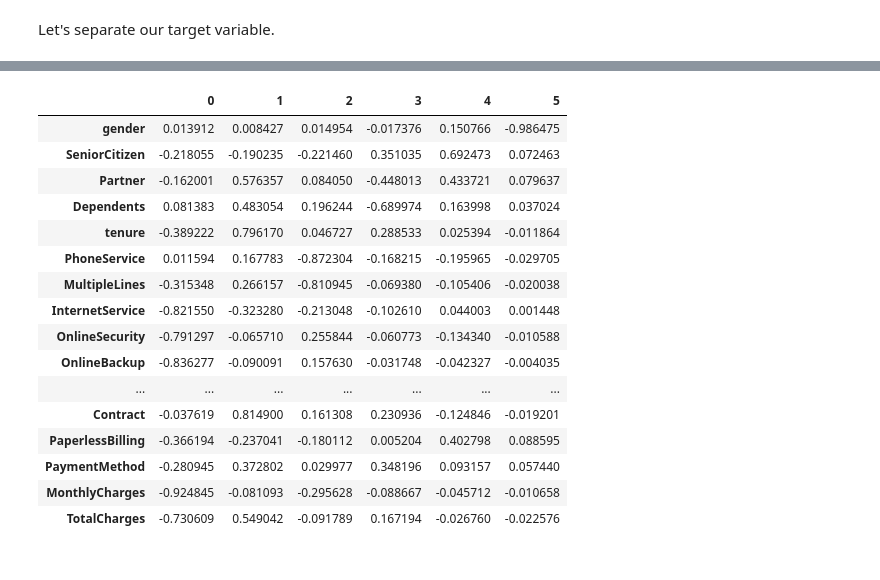
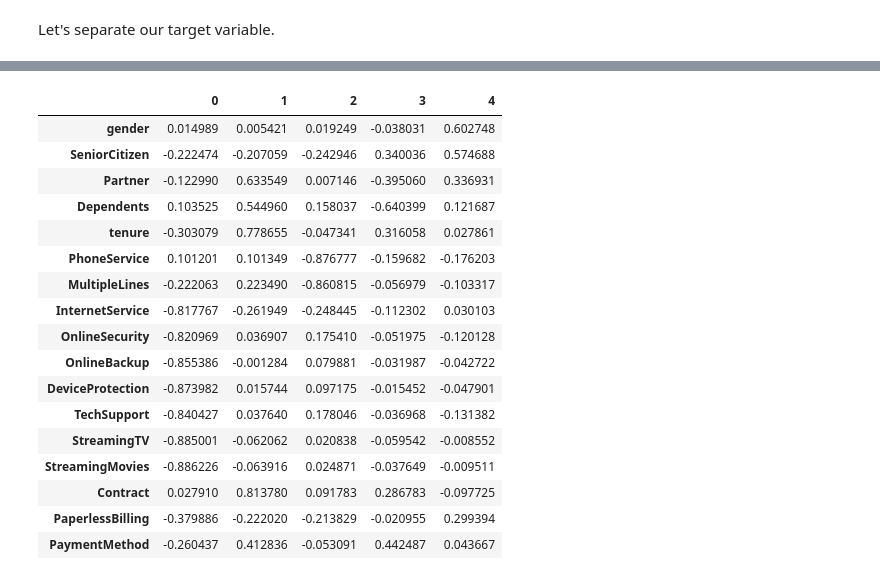
Before and after one commit to cjrutherford/mining, a Jupyter notebook: Data Mining Code Portion..ipynb, the cells around one changed output, grey strips where cells are left out. Cells and saved outputs as stored; diff of their text form; code cells hidden in the pictures.

```diff
--- a/Data Mining Code Portion..ipynb
+++ b/Data Mining Code Portion..ipynb
@@ -306,3 +519,4 @@ It looks like the total charges accounts for 99% of the variance in the data. I
 # %%
-#customer_data = customer_data.drop(columns=['TotalCharges'])
-#customer_data.head()
+customer_data = customer_data.drop(columns=['TotalCharges'])
+customer_data = customer_data.drop(columns=['MonthlyCharges'])
+customer_data.head()
@@ -309,23 +530,24 @@ It looks like the total charges accounts for 99% of the variance in the data. I
 # %%
-pca = prince.PCA(n_components = 6)
+pca = prince.PCA(n_components = 5)
 fit = pca.fit(customer_data)
 fit = fit.transform(customer_data)
 pca.column_correlations(customer_data)
 # %% [output]
-|  | 0 | 1 | 2 | 3 | 4 | 5 |
-| gender | 0.013912 | 0.008427 | 0.014954 | -0.017376 | 0.150766 | -0.986475 |
-| SeniorCitizen | -0.218055 | -0.190235 | -0.221460 | 0.351035 | 0.692473 | 0.072463 |
-| Partner | -0.162001 | 0.576357 | 0.084050 | -0.448013 | 0.433721 | 0.079637 |
-| Dependents | 0.081383 | 0.483054 | 0.196244 | -0.689974 | 0.163998 | 0.037024 |
-| tenure | -0.389222 | 0.796170 | 0.046727 | 0.288533 | 0.025394 | -0.011864 |
-| PhoneService | 0.011594 | 0.167783 | -0.872304 | -0.168215 | -0.195965 | -0.029705 |
-| MultipleLines | -0.315348 | 0.266157 | -0.810945 | -0.069380 | -0.105406 | -0.020038 |
-| InternetService | -0.821550 | -0.323280 | -0.213048 | -0.102610 | 0.044003 | 0.001448 |
-| OnlineSecurity | -0.791297 | -0.065710 | 0.255844 | -0.060773 | -0.134340 | -0.010588 |
-| OnlineBackup | -0.836277 | -0.090091 | 0.157630 | -0.031748 | -0.042327 | -0.004035 |
-| ... | ... | ... | ... | ... | ... | ... |
-| Contract | -0.037619 | 0.814900 | 0.161308 | 0.230936 | -0.124846 | -0.019201 |
-| PaperlessBilling | -0.366194 | -0.237041 | -0.180112 | 0.005204 | 0.402798 | 0.088595 |
-| PaymentMethod | -0.280945 | 0.372802 | 0.029977 | 0.348196 | 0.093157 | 0.057440 |
-| MonthlyCharges | -0.924845 | -0.081093 | -0.295628 | -0.088667 | -0.045712 | -0.010658 |
-| TotalCharges | -0.730609 | 0.549042 | -0.091789 | 0.167194 | -0.026760 | -0.022576 |
+|  | 0 | 1 | 2 | 3 | 4 |
+| gender | 0.014989 | 0.005421 | 0.019249 | -0.038031 | 0.602748 |
+| SeniorCitizen | -0.222474 | -0.207059 | -0.242946 | 0.340036 | 0.574688 |
+| Partner | -0.122990 | 0.633549 | 0.007146 | -0.395060 | 0.336931 |
+| Dependents | 0.103525 | 0.544960 | 0.158037 | -0.640399 | 0.121687 |
+| tenure | -0.303079 | 0.778655 | -0.047341 | 0.316058 | 0.027861 |
+| PhoneService | 0.101201 | 0.101349 | -0.876777 | -0.159682 | -0.176203 |
+| MultipleLines | -0.222063 | 0.223490 | -0.860815 | -0.056979 | -0.103317 |
+| InternetService | -0.817767 | -0.261949 | -0.248445 | -0.112302 | 0.030103 |
+| OnlineSecurity | -0.820969 | 0.036907 | 0.175410 | -0.051975 | -0.120128 |
+| OnlineBackup | -0.855386 | -0.001284 | 0.079881 | -0.031987 | -0.042722 |
+| DeviceProtection | -0.873982 | 0.015744 | 0.097175 | -0.015452 | -0.047901 |
+| TechSupport | -0.840427 | 0.037640 | 0.178046 | -0.036968 | -0.131382 |
+| StreamingTV | -0.885001 | -0.062062 | 0.020838 | -0.059542 | -0.008552 |
+| StreamingMovies | -0.886226 | -0.063916 | 0.024871 | -0.037649 | -0.009511 |
+| Contract | 0.027910 | 0.813780 | 0.091783 | 0.286783 | -0.097725 |
+| PaperlessBilling | -0.379886 | -0.222020 | -0.213829 | -0.020955 | 0.299394 |
+| PaymentMethod | -0.260437 | 0.412836 | -0.053091 | 0.442487 | 0.043667 |
```
Also changed, not shown: parts of 57 cells of this notebook, 2 other files.
